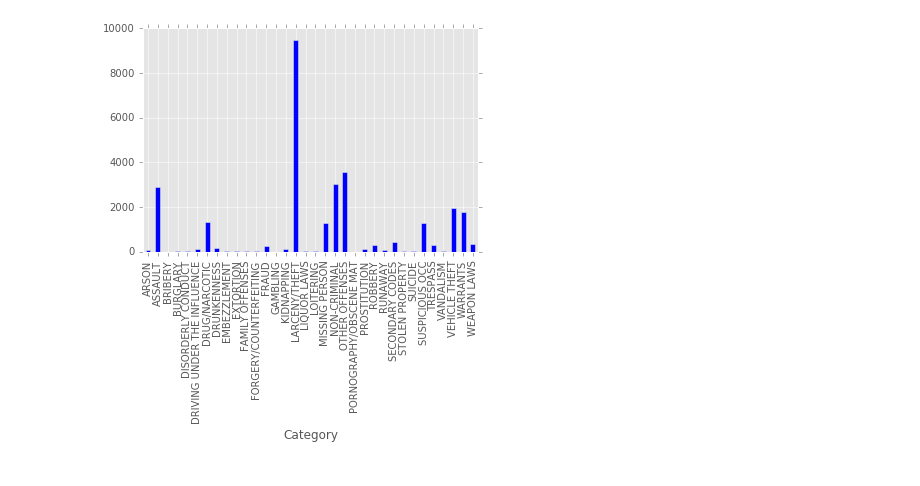
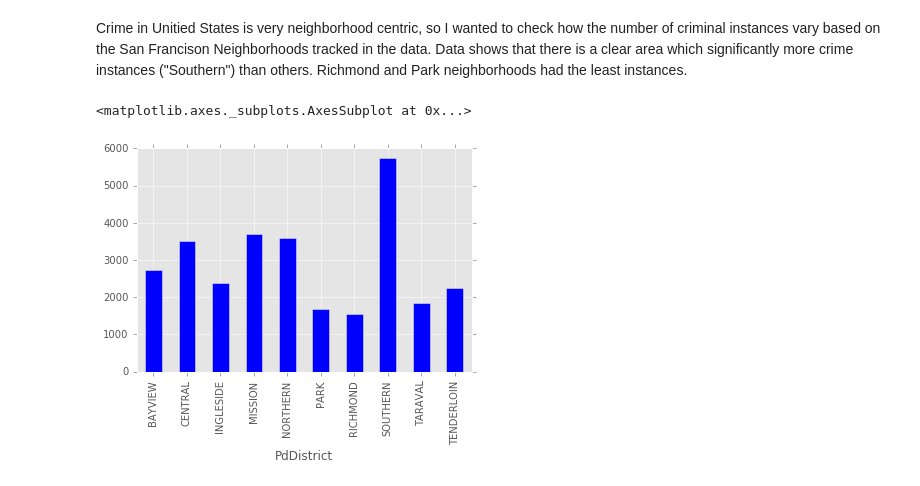
Before and after one commit to a-d-i/dssfodata, a Jupyter notebook: sfocrimeanalysis.ipynb, the cells around one changed output. Saved outputs shown, nothing was run; the diff lists cells and outputs as text; code cells hidden in the pictures.

```diff
--- a/sfocrimeanalysis.ipynb
+++ b/sfocrimeanalysis.ipynb
@@ -11,5 +20,7 @@ df = pd.read_csv("sanfrancisco_incidents_summer_2014.csv")
+# %% [markdown]
+Crime in Unitied States is very neighborhood centric, so I wanted to check how the number of criminal instances vary based on the San Francison Neighborhoods tracked in the data. Data shows that there is a clear area which significantly more crime instances ("Southern") than others. Richmond and Park neighborhoods had the least instances.
 # %%
-df.groupby('Category').size().plot(kind='bar')
-plt.show()
+df.groupby('PdDistrict').size().plot(kind='bar')
 # %% [output]
+<matplotlib.axes._subplots.AxesSubplot at 0x...>
-[figure, old version]
+[figure, new version]
```
Also changed, not shown: parts of 4 cells of this notebook.
